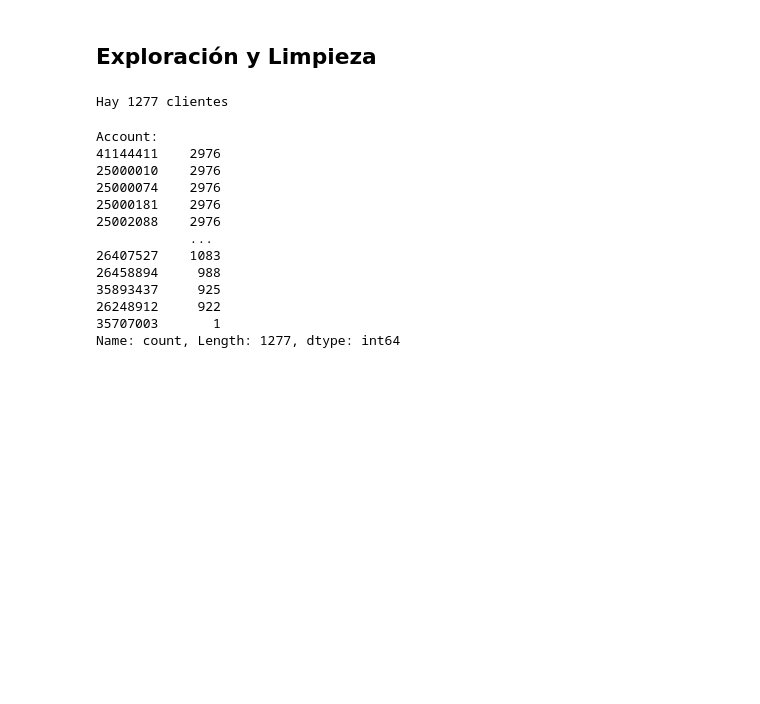
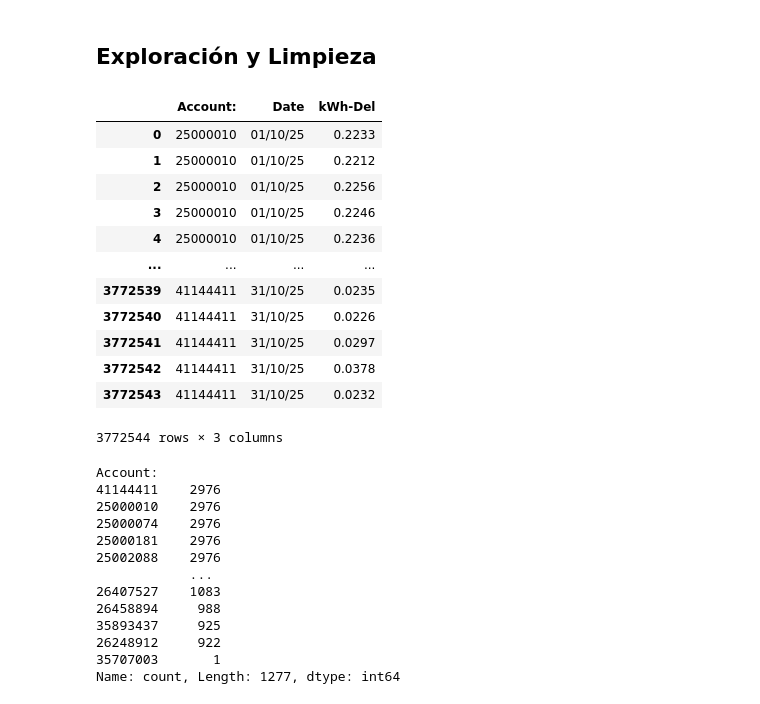
Before and after one commit to Jossimmar/DataDrivenAplications-ElectricMeter, a Jupyter notebook: notebooks/SVD_ElectricMeters.ipynb, the cells around one changed output. Cells and saved outputs as stored; diff of their text form; code cells hidden in the pictures; blank space fills up the shorter version.

```diff
--- a/notebooks/SVD_ElectricMeters.ipynb
+++ b/notebooks/SVD_ElectricMeters.ipynb
@@ -163,11 +190,23 @@ print("¡Archivos combinados con éxito! Archivo resultante, muy bien ")
 # %%
 # Primero energías
 #Datos del mes de septiembre 2025 de SOLO ENERGÍAS
-c_df_ener=c_df[['Account:','kWh-Del']]
+c_df_ener=c_df[['Account:','Date','kWh-Del']]
 
-print(f"Hay {c_df_ener['Account:'].nunique()} clientes")
+c_df_ener
 # %% [output]
+|  | Account: | Date | kWh-Del |
+| 0 | 25000010 | 01/10/25 | 0.2233 |
+| 1 | 25000010 | 01/10/25 | 0.2212 |
+| 2 | 25000010 | 01/10/25 | 0.2256 |
+| 3 | 25000010 | 01/10/25 | 0.2246 |
+| 4 | 25000010 | 01/10/25 | 0.2236 |
+| ... | ... | ... | ... |
+| 3772539 | 41144411 | 31/10/25 | 0.0235 |
+| 3772540 | 41144411 | 31/10/25 | 0.0226 |
+| 3772541 | 41144411 | 31/10/25 | 0.0297 |
+| 3772542 | 41144411 | 31/10/25 | 0.0378 |
+| 3772543 | 41144411 | 31/10/25 | 0.0232 |
-Hay 1277 clientes
+3772544 rows × 3 columns
 # %%
 # Limpieza de datos hay clientes que tienen lecturas incompletas
 
```
Also changed, not shown: parts of 10 cells of this notebook.
